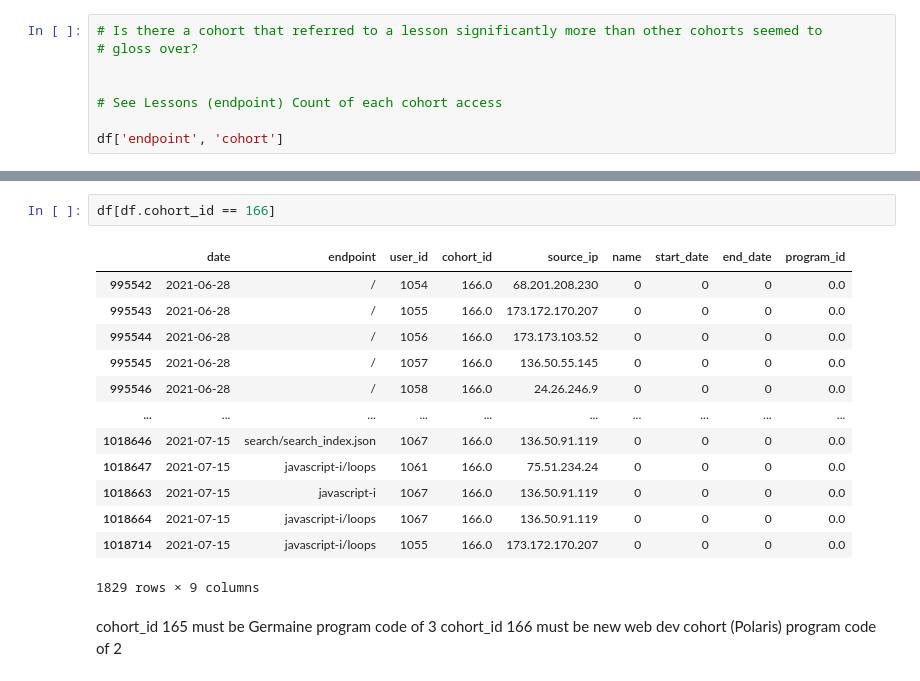
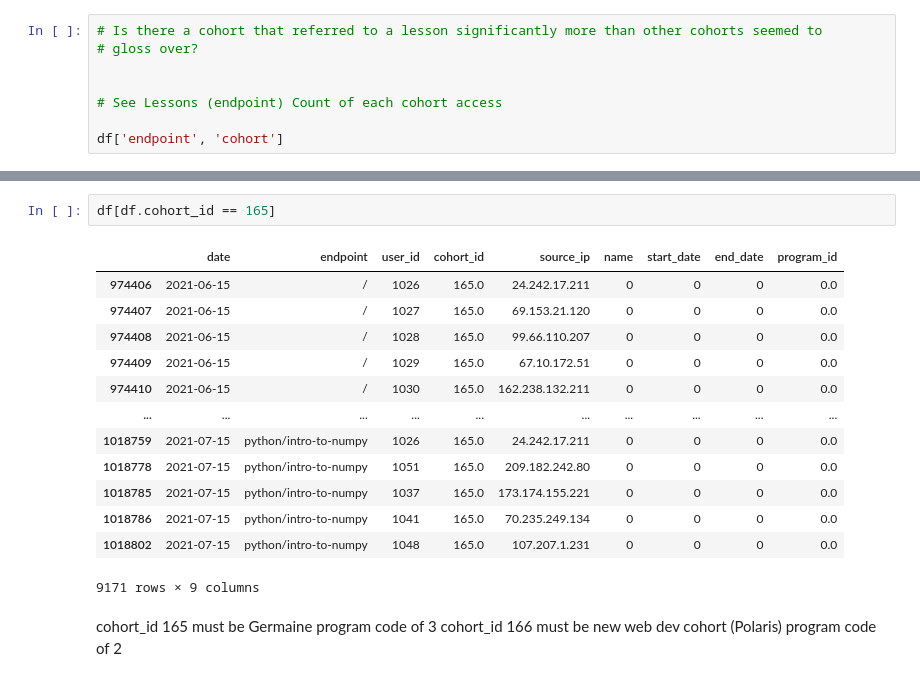
Before and after one commit to Florence-Team-8/anomaly-detection-project, a Jupyter notebook: heathers_notebook.ipynb, the cells around one changed output, grey strips where cells are left out. Cells and saved outputs as stored; diff of their text form.

```diff
--- a/heathers_notebook.ipynb
+++ b/heathers_notebook.ipynb
@@ -124,21 +139,21 @@ Denali      4.0              4
 Everglades  5.0              1
 dtype: int64
 # %%
-df[df.cohort_id == 166]
+df[df.cohort_id == 165]
 # %% [output]
 |  | date | endpoint | user_id | cohort_id | source_ip | name | start_date | end_date | program_id |
-| 995542 | 2021-06-28 | / | 1054 | 166.0 | 68.201.208.230 | 0 | 0 | 0 | 0.0 |
-| 995543 | 2021-06-28 | / | 1055 | 166.0 | 173.172.170.207 | 0 | 0 | 0 | 0.0 |
-| 995544 | 2021-06-28 | / | 1056 | 166.0 | 173.173.103.52 | 0 | 0 | 0 | 0.0 |
-| 995545 | 2021-06-28 | / | 1057 | 166.0 | 136.50.55.145 | 0 | 0 | 0 | 0.0 |
-| 995546 | 2021-06-28 | / | 1058 | 166.0 | 24.26.246.9 | 0 | 0 | 0 | 0.0 |
+| 974406 | 2021-06-15 | / | 1026 | 165.0 | 24.242.17.211 | 0 | 0 | 0 | 0.0 |
+| 974407 | 2021-06-15 | / | 1027 | 165.0 | 69.153.21.120 | 0 | 0 | 0 | 0.0 |
+| 974408 | 2021-06-15 | / | 1028 | 165.0 | 99.66.110.207 | 0 | 0 | 0 | 0.0 |
+| 974409 | 2021-06-15 | / | 1029 | 165.0 | 67.10.172.51 | 0 | 0 | 0 | 0.0 |
+| 974410 | 2021-06-15 | / | 1030 | 165.0 | 162.238.132.211 | 0 | 0 | 0 | 0.0 |
 | ... | ... | ... | ... | ... | ... | ... | ... | ... | ... |
-| 1018646 | 2021-07-15 | search/search_index.json | 1067 | 166.0 | 136.50.91.119 | 0 | 0 | 0 | 0.0 |
-| 1018647 | 2021-07-15 | javascript-i/loops | 1061 | 166.0 | 75.51.234.24 | 0 | 0 | 0 | 0.0 |
-| 1018663 | 2021-07-15 | javascript-i | 1067 | 166.0 | 136.50.91.119 | 0 | 0 | 0 | 0.0 |
-| 1018664 | 2021-07-15 | javascript-i/loops | 1067 | 166.0 | 136.50.91.119 | 0 | 0 | 0 | 0.0 |
-| 1018714 | 2021-07-15 | javascript-i/loops | 1055 | 166.0 | 173.172.170.207 | 0 | 0 | 0 | 0.0 |
+| 1018759 | 2021-07-15 | python/intro-to-numpy | 1026 | 165.0 | 24.242.17.211 | 0 | 0 | 0 | 0.0 |
+| 1018778 | 2021-07-15 | python/intro-to-numpy | 1051 | 165.0 | 209.182.242.80 | 0 | 0 | 0 | 0.0 |
+| 1018785 | 2021-07-15 | python/intro-to-numpy | 1037 | 165.0 | 173.174.155.221 | 0 | 0 | 0 | 0.0 |
+| 1018786 | 2021-07-15 | python/intro-to-numpy | 1041 | 165.0 | 70.235.249.134 | 0 | 0 | 0 | 0.0 |
+| 1018802 | 2021-07-15 | python/intro-to-numpy | 1048 | 165.0 | 107.207.1.231 | 0 | 0 | 0 | 0.0 |
-1829 rows × 9 columns
+9171 rows × 9 columns
 # %% [markdown]
 cohort_id 165 must be Germaine program code of 3
 cohort_id 166 must be new web dev cohort (Polaris) program code of 2
```
Also changed, not shown: parts of 30 cells of this notebook.
